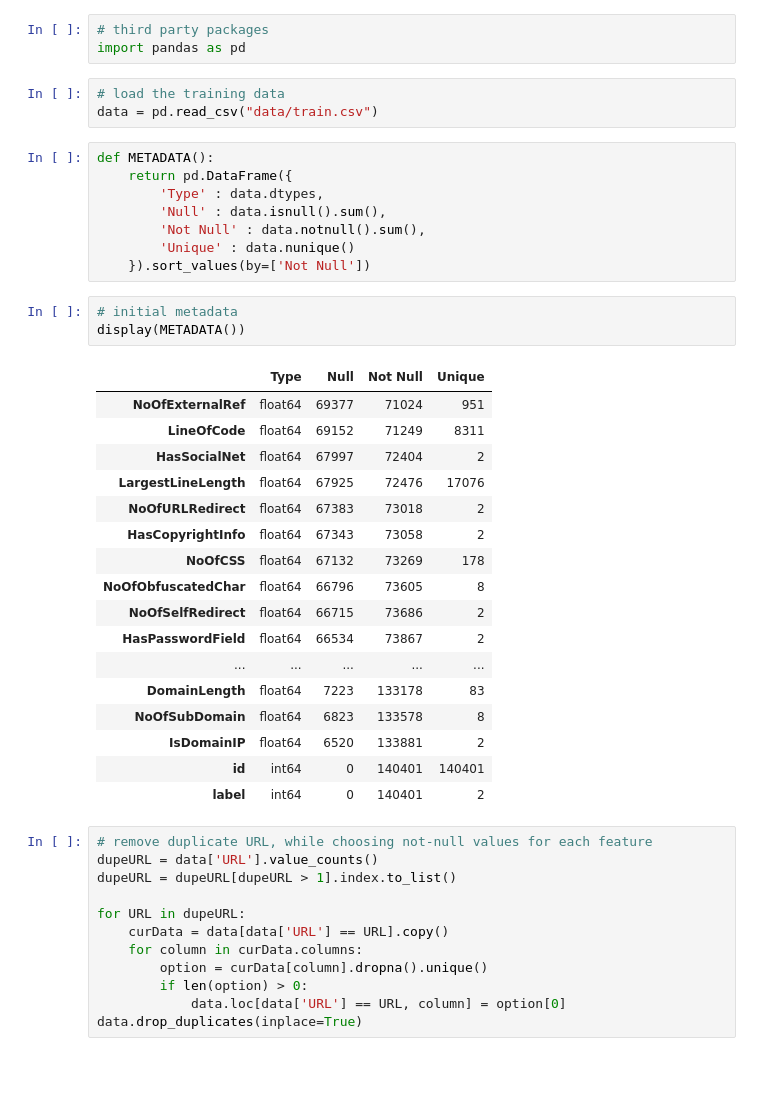
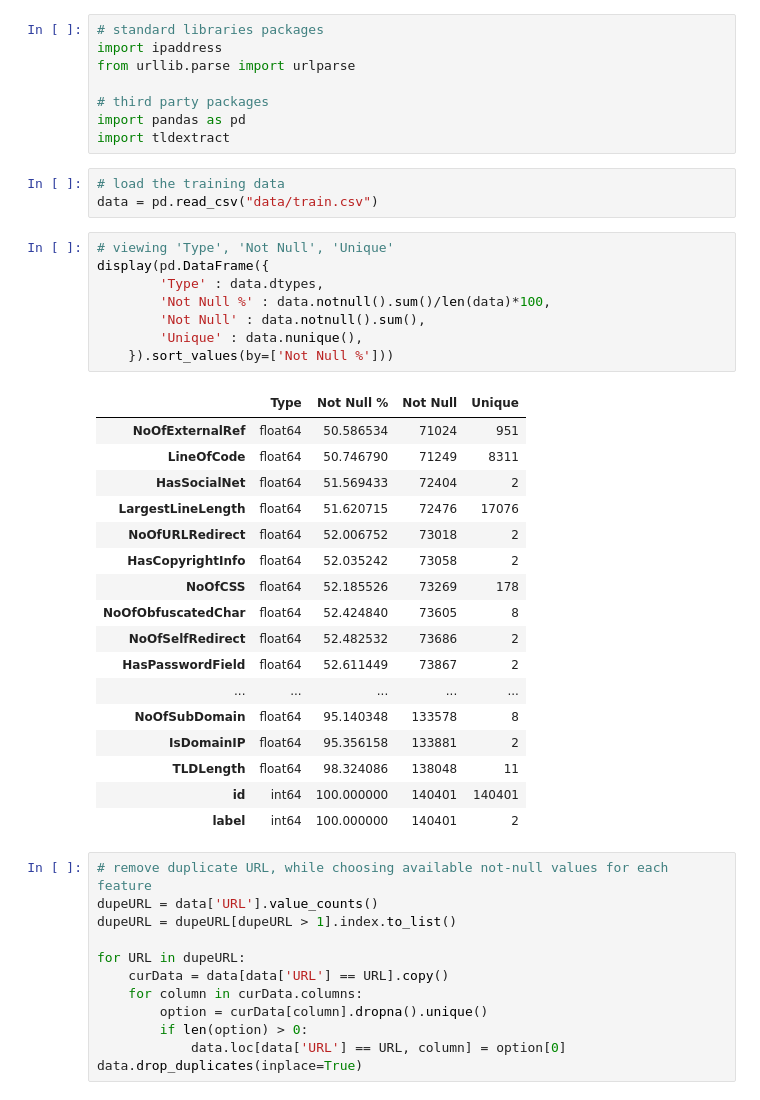
Before and after one commit to JuanSign/PhiUSIIL_Predictions, a Jupyter notebook: src/Analysis.ipynb, the cells around one changed output. Cells and saved outputs as stored; diff of their text form; blank space fills up the shorter version.

Commit message:
filling data with ext libraries, attempt 1

```diff
--- a/src/Analysis.ipynb
+++ b/src/Analysis.ipynb
@@ -1,40 +1,42 @@
 # %%
+# standard libraries packages
+import ipaddress
+from urllib.parse import urlparse
+
 # third party packages
 import pandas as pd
+import tldextract
 # %%
 # load the training data
 data = pd.read_csv("data/train.csv")
 # %%
-def METADATA():
-    return pd.DataFrame({
+# viewing 'Type', 'Not Null', 'Unique'
+display(pd.DataFrame({
         'Type' : data.dtypes,
-        'Null' : data.isnull().sum(),
+        'Not Null %' : data.notnull().sum()/len(data)*100,
         'Not Null' : data.notnull().sum(),
-        'Unique' : data.nunique()
-    }).sort_values(by=['Not Null'])
+        'Unique' : data.nunique(),
+    }).sort_values(by=['Not Null %']))
+# %% [output]
+|  | Type | Not Null % | Not Null | Unique |
+| NoOfExternalRef | float64 | 50.586534 | 71024 | 951 |
+| LineOfCode | float64 | 50.746790 | 71249 | 8311 |
+| HasSocialNet | float64 | 51.569433 | 72404 | 2 |
+| LargestLineLength | float64 | 51.620715 | 72476 | 17076 |
+| NoOfURLRedirect | float64 | 52.006752 | 73018 | 2 |
+| HasCopyrightInfo | float64 | 52.035242 | 73058 | 2 |
+| NoOfCSS | float64 | 52.185526 | 73269 | 178 |
+| NoOfObfuscatedChar | float64 | 52.424840 | 73605 | 8 |
+| NoOfSelfRedirect | float64 | 52.482532 | 73686 | 2 |
+| HasPasswordField | float64 | 52.611449 | 73867 | 2 |
+| ... | ... | ... | ... | ... |
+| NoOfSubDomain | float64 | 95.140348 | 133578 | 8 |
+| IsDomainIP | float64 | 95.356158 | 133881 | 2 |
+| TLDLength | float64 | 98.324086 | 138048 | 11 |
+| id | int64 | 100.000000 | 140401 | 140401 |
+| label | int64 | 100.000000 | 140401 | 2 |
-# %%
-# initial metadata
-display(METADATA())
-# %% [output]
-|  | Type | Null | Not Null | Unique |
-| NoOfExternalRef | float64 | 69377 | 71024 | 951 |
-| LineOfCode | float64 | 69152 | 71249 | 8311 |
-| HasSocialNet | float64 | 67997 | 72404 | 2 |
-| LargestLineLength | float64 | 67925 | 72476 | 17076 |
-| NoOfURLRedirect | float64 | 67383 | 73018 | 2 |
-| HasCopyrightInfo | float64 | 67343 | 73058 | 2 |
-| NoOfCSS | float64 | 67132 | 73269 | 178 |
-| NoOfObfuscatedChar | float64 | 66796 | 73605 | 8 |
-| NoOfSelfRedirect | float64 | 66715 | 73686 | 2 |
-| HasPasswordField | float64 | 66534 | 73867 | 2 |
-| ... | ... | ... | ... | ... |
-| DomainLength | float64 | 7223 | 133178 | 83 |
-| NoOfSubDomain | float64 | 6823 | 133578 | 8 |
-| IsDomainIP | float64 | 6520 | 133881 | 2 |
-| id | int64 | 0 | 140401 | 140401 |
-| label | int64 | 0 | 140401 | 2 |
 # %%
-# remove duplicate URL, while choosing not-null values for each feature
+# remove duplicate URL, while choosing available not-null values for each feature
 dupeURL = data['URL'].value_counts()
 dupeURL = dupeURL[dupeURL > 1].index.to_list()
 
```
Also changed, not shown: parts of 7 cells of this notebook.
